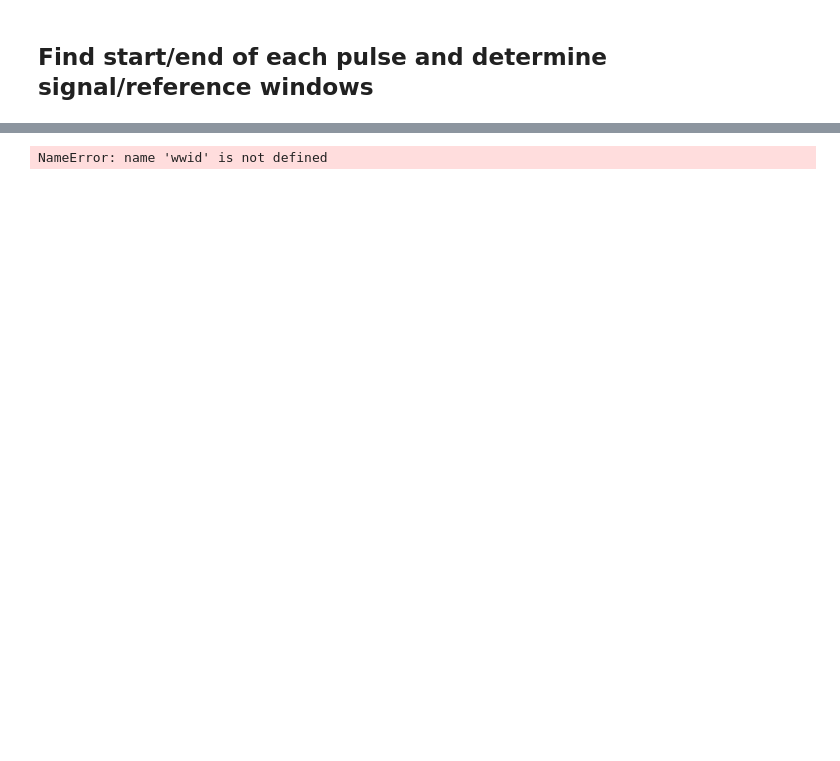
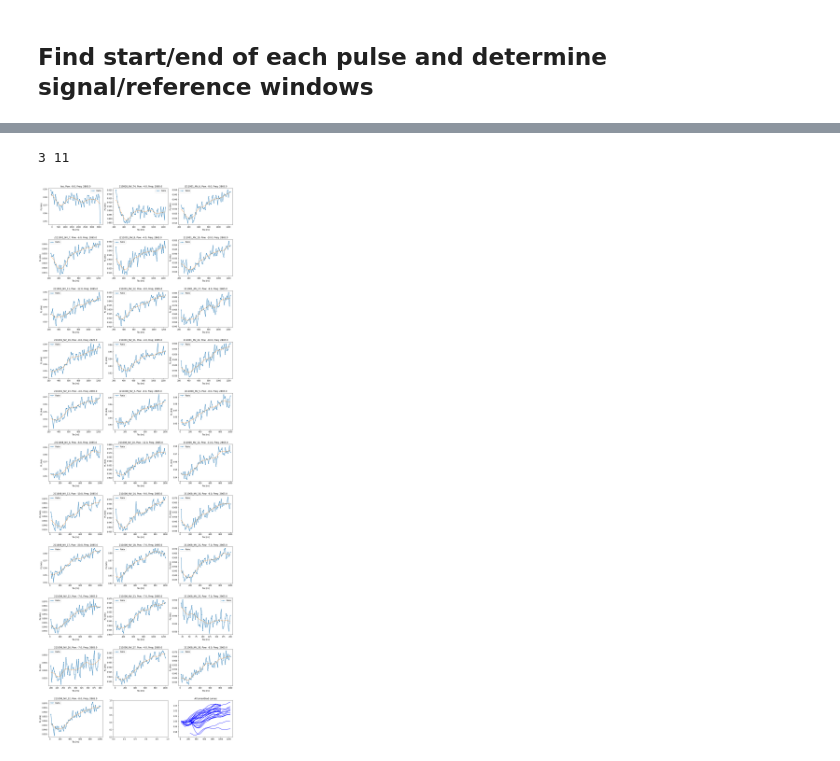
Before and after one commit to LCarnovale/HonoursAnalysis, a Jupyter notebook: analyse_rabi.ipynb, the cells around one changed output, grey strips where cells are left out. Saved outputs shown, nothing was run; the diff lists cells and outputs as text; code cells hidden in the pictures; blank space fills up the shorter version.

```diff
--- a/analyse_rabi.ipynb
+++ b/analyse_rabi.ipynb
@@ -220,10 +282,26 @@ for i, (spec, start_end, start_end_idx, int_width) in enumerate(zip(
+# %%
+# tau_vectors[DI(66, "210928")] = np.linspace(11, 1000, 60)
+# tau_vectors[DI(67, "210928")] = np.linspace(20, 100, 39)
+# tau_vectors[DI(68, "210928")] = np.linspace(20, 100, 39)
+# tau_vectors[DI(69, "210928")] = np.linspace(20, 100, 39)
+# tau_vectors[DI(75, "210928")] = np.linspace(20, 300, 39)
+# tau_vectors[DI(76, "210928")] = np.linspace(20, 300, 49)
+lst1 = ["211008", 3, 5, 6, 10, 12, 13, 14, 16, 17, 18, 21, 22, 27, 30, 32]
+for i in DIn(*lst1):
+    tau_vectors[i] = np.linspace(20, 1000, 60)
+tau_vectors[DI(25, "211008")] = np.linspace(20, 200, 60)
+tau_vectors[DI(26, "211008")] = np.linspace(200, 400, 60)
 # %%
-@wwid.interact(graph_type=["Ratio", "Difference", "Both"])
+smoothed_series = None
+save_plots = True
+# @wwid.interact(graph_type=["Ratio", "Difference", "Both"])
 def _do_plot(graph_type="Ratio"):
+    global smoothed_series
     n_cols = 3
     n_rows = (len(rabi_files)+n_cols-1+1)//n_cols # +1 for the totals plot at the end
     fig = plt.figure(figsize=(n_cols*6, 5*n_rows))
-    smoothing_sigma = 2
+    print(n_cols, n_rows)
+    smoothing_sigma = 3
 
     axes = fig.subplots(
         nrows=n_rows,
@@ -233,39 +311,47 @@ def _do_plot(graph_type="Ratio"):
     for i, (title, tau, read, ref, ax) in enumerate(zip(raw_titles, spec_tau_axes, PL_reads, PL_refs, axes)):
         if normalised_flags[i]:
             title = "[N] " + title
-        ax.set_title(title)
+        if tau_vectors[i-1] is not None:
+            tau = tau_vectors[i-1]
+            read = read[:len(tau)]
+            ref = ref[:len(tau)]
+        read = read
+        ref  = ref
+        ax.set_title(title[:-8] + ", Pow: " + str(MW_pows[i-1]) + ", Freq: " + str(MW_freqs[i-1]))
         diff = ref - read
         ratio = read / ref
         diff = diff / max(diff) * ratio[0]
         smooth_diff = g_filter(diff, smoothing_sigma)
         smooth_ratio = g_filter(ratio, smoothing_sigma)
         smooth_read = g_filter(read, smoothing_sigma)
         smooth_ref = g_filter(ref, smoothing_sigma)
         if graph_type == "Difference":
             ax.plot(tau, diff, "-", label="Diff")
         elif graph_type == "Ratio":
-            ax.plot(tau, ratio, label="Ratio"); ax.plot(tau, smooth_ratio, "--")
+            ax.plot(tau, ratio, ".-", label="Ratio"); ax.plot(tau, smooth_ratio, "--")
             if not "test" in title:
                 smoothed_series.append((tau, smooth_ratio))
         elif graph_type == "Both":
             ax.plot(tau, read, label="PL Read")
             ax.plot(tau, ref, label="PL Ref")
         ax.set_xlabel("Tau [ns]")
         ax.set_ylabel("PL (Arb)")
         ax.legend()
         # break
     # ax.set_xlim(4000,10000)
     # ax.set_ylim(0.97, 1.025)
     if smoothed_series:
-        for series in smoothed_series:
-            axes[-1].plot(series[0], 1+series[1] - series[1][0], "blue")
+        for i, series in enumerate(smoothed_series):
+            axes[-1].plot(series[0], .00*i+1+series[1] - series[1][0], "blue")
         axes[-1].set_title("All smoothed curves")
     plt.subplots_adjust(hspace=0.4)
     plt.show()
 
     # slc = slice(1, 5)
+_do_plot(graph_type="Ratio")
 
     # avg = np.sum([read/ref for read, ref in zip(PL_reads[slc], PL_refs[slc])], axis=0)
     # plt.plot(spec_tau_axes[1], avg)
 # %% [output]
-NameError: name 'wwid' is not defined
+3 11
+[figure, added]
```
Also changed, not shown: parts of 8 cells of this notebook, 2 other files.
